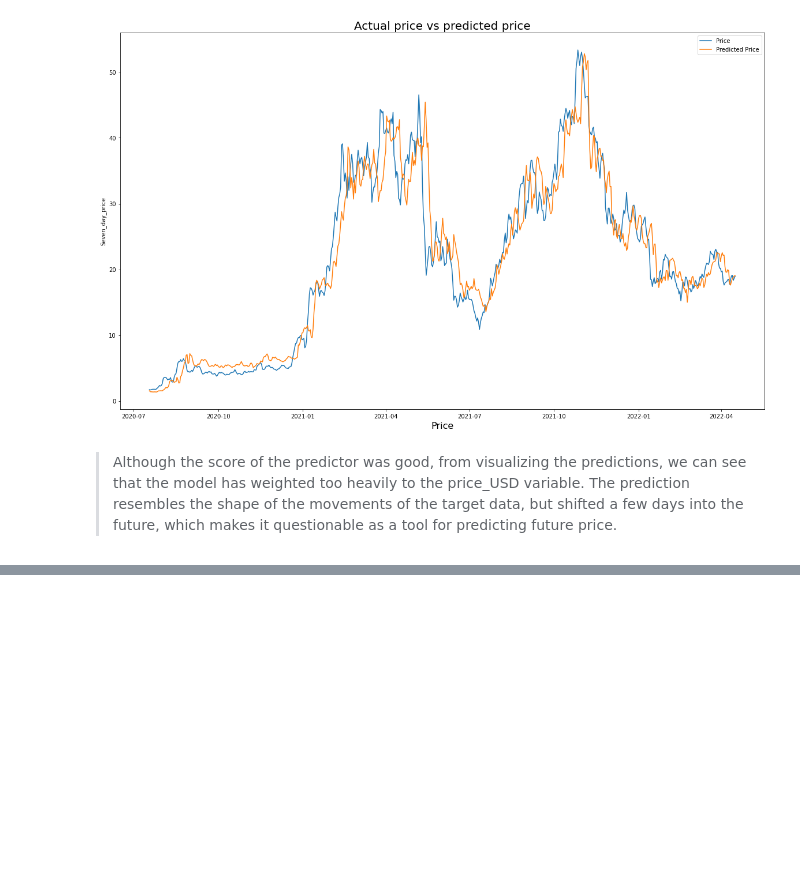
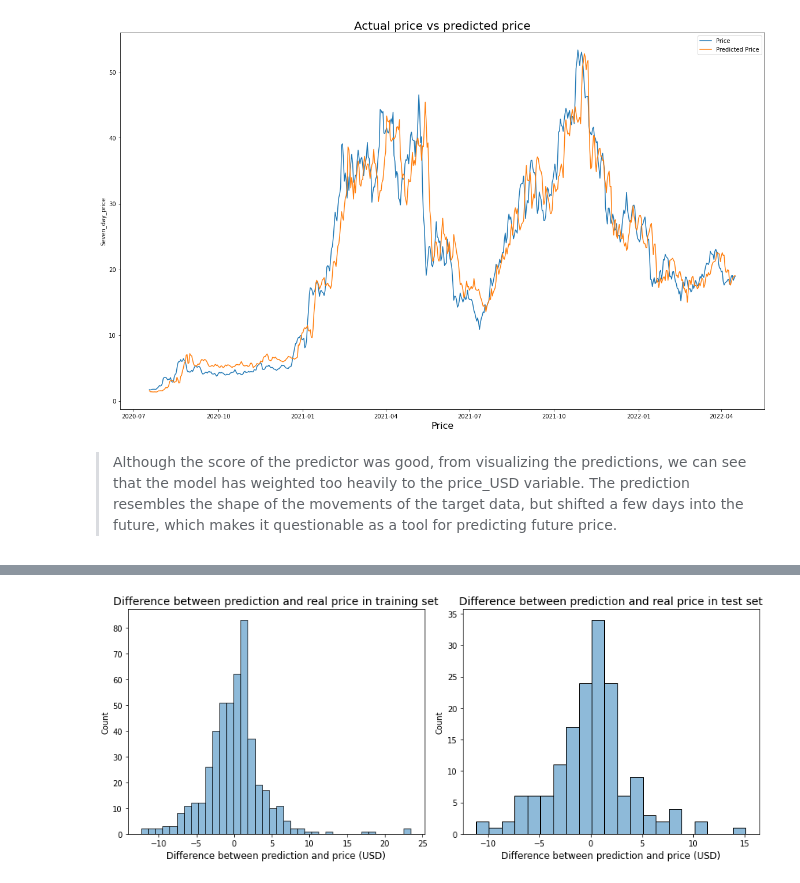
Before and after one commit to inherentspice/Polkadot-Price-Prediction, a Jupyter notebook: polkadot_sklearn/polkadot_price_prediction.ipynb, the cells around one changed output, grey strips where cells are left out. Saved outputs shown, nothing was run; the diff lists cells and outputs as text; code cells hidden in the pictures; blank space fills up the shorter version.

Commit message:
created histogram of counts of difference between predicted price and real price

```diff
--- a/polkadot_sklearn/polkadot_price_prediction.ipynb
+++ b/polkadot_sklearn/polkadot_price_prediction.ipynb
@@ -234,2 +208,4 @@ plt.xlabel('Price', fontsize=16);
 # %%
-df_merged
+train_difference = np.array(train_prediction - y_train)
+test_difference = np.array(test_prediction - y_test)
+historic_difference = np.array(df_merged['prediction'] - df_merged['Seven_day_price'])
@@ -249,0 +212,13 @@ df_merged
+# %%
+fig, (ax1, ax2) = plt.subplots(1, 2, figsize=(12, 5))
+sns.histplot(train_difference, ax=ax1)
+ax1.set_title('Difference between prediction and real price in training set', fontsize=14)
+ax1.set_xlabel('Difference between prediction and price (USD)', fontsize=12)
+sns.histplot(test_difference, ax=ax2)
+ax2.set_title('Difference between prediction and real price in test set', fontsize=14)
+ax2.set_xlabel('Difference between prediction and price (USD)', fontsize=12)
+ax1.get_legend().remove()
+ax2.get_legend().remove()
+plt.tight_layout();
+# %% [output]
+[figure, added]
```
Also changed, not shown: parts of 6 cells of this notebook.
